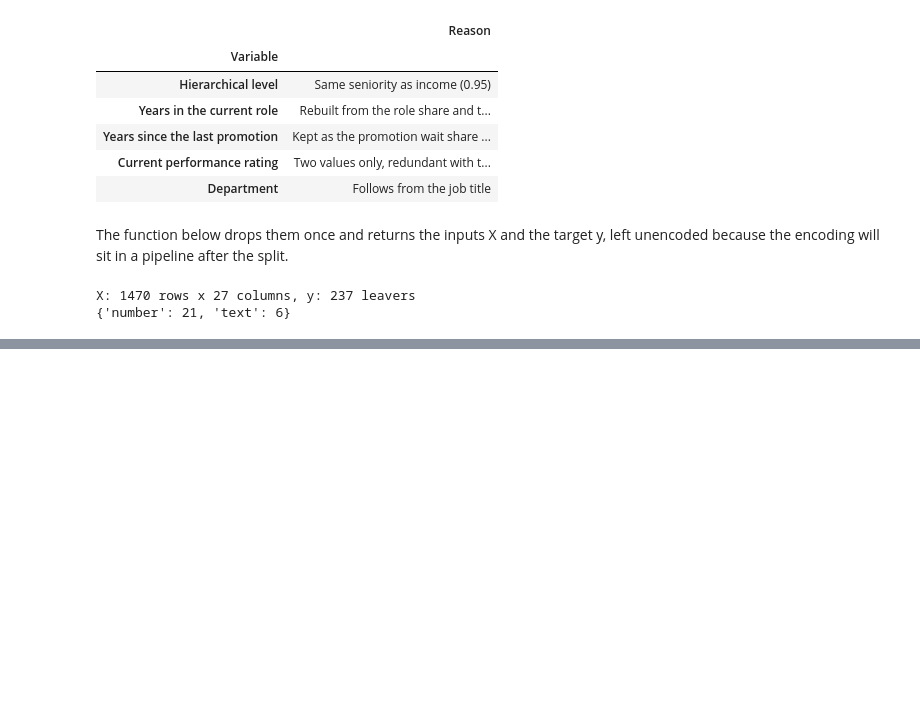
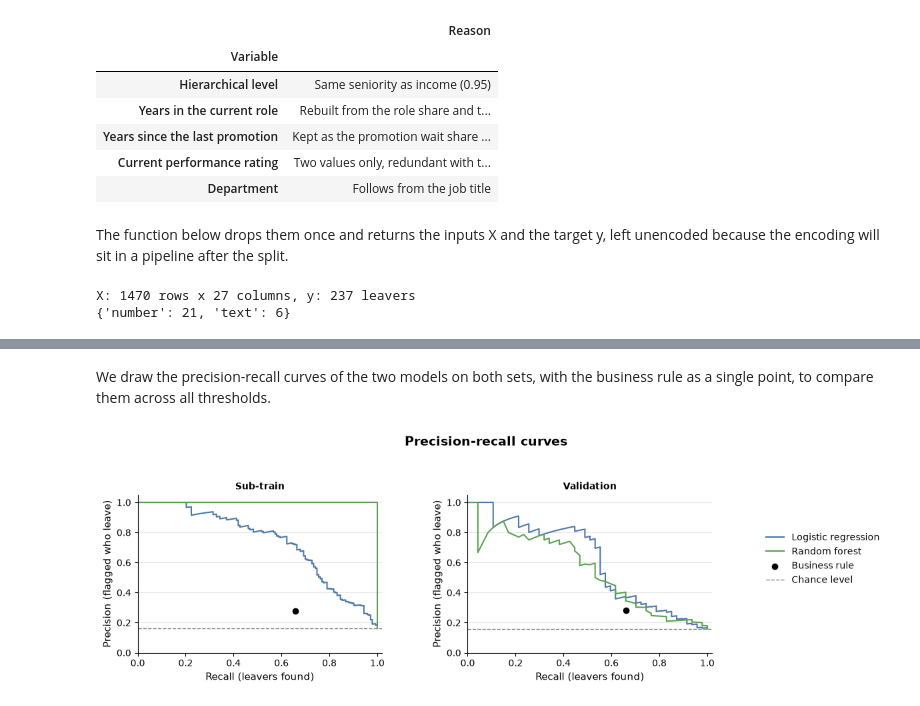
Before and after one commit to dapitch666/oc-p04-hr-attrition-classification, a Jupyter notebook: notebooks/02_modeling.ipynb, the cells around one changed output, grey strips where cells are left out. Saved outputs shown, nothing was run; the diff lists cells and outputs as text; code cells hidden in the pictures; blank space fills up the shorter version.

```diff
--- a/notebooks/02_modeling.ipynb
+++ b/notebooks/02_modeling.ipynb
@@ -601,0 +816,37 @@ X: 1470 rows x 27 columns, y: 237 leavers
+# %% [markdown]
+We draw the precision-recall curves of the two models on both sets, with the business rule as a single point, to compare them across all thresholds.
+# %%
+CURVE_COLORS = {"Logistic regression": RATE_BAR_COLOR, "Random forest": "#59a14f"}
+
+fig, axes = make_grid(len(EVALUATION_SETS), panel_height=4.2, n_cols=2, width=12)
+for ax, (set_name, (X_part, y_part)) in zip(axes, EVALUATION_SETS.items()):
+    for name, color in CURVE_COLORS.items():
+        precision, recall, _ = precision_recall_curve(
+            y_part, probabilities[name, set_name]
+        )
+        ax.plot(recall, precision, color=color, label=name)
+    rule_predicted = apply_business_rule(X_part)
+    ax.scatter(
+        recall_score(y_part, rule_predicted),
+        precision_score(y_part, rule_predicted),
+        color="black",
+        zorder=3,
+        label=RULE_NAME,
+    )
+    ax.axhline(
+        y_part.mean(),
+        color="gray",
+        linestyle="--",
+        linewidth=1,
+        label="Chance level",
+    )
+    ax.set_title(set_name, fontsize=10)
+    ax.set_xlabel("Recall (leavers found)")
+    ax.set_ylabel("Precision (flagged who leave)")
+    ax.set_xlim(0, 1.02)
+    ax.set_ylim(0, 1.05)
+fig.legend(*axes[0].get_legend_handles_labels(), loc="outside right center")
+fig.suptitle("Precision-recall curves", fontsize=14, fontweight="bold")
+plt.show()
+# %% [output]
+[figure, added]
```
Also changed, not shown: parts of 17 cells of this notebook.
